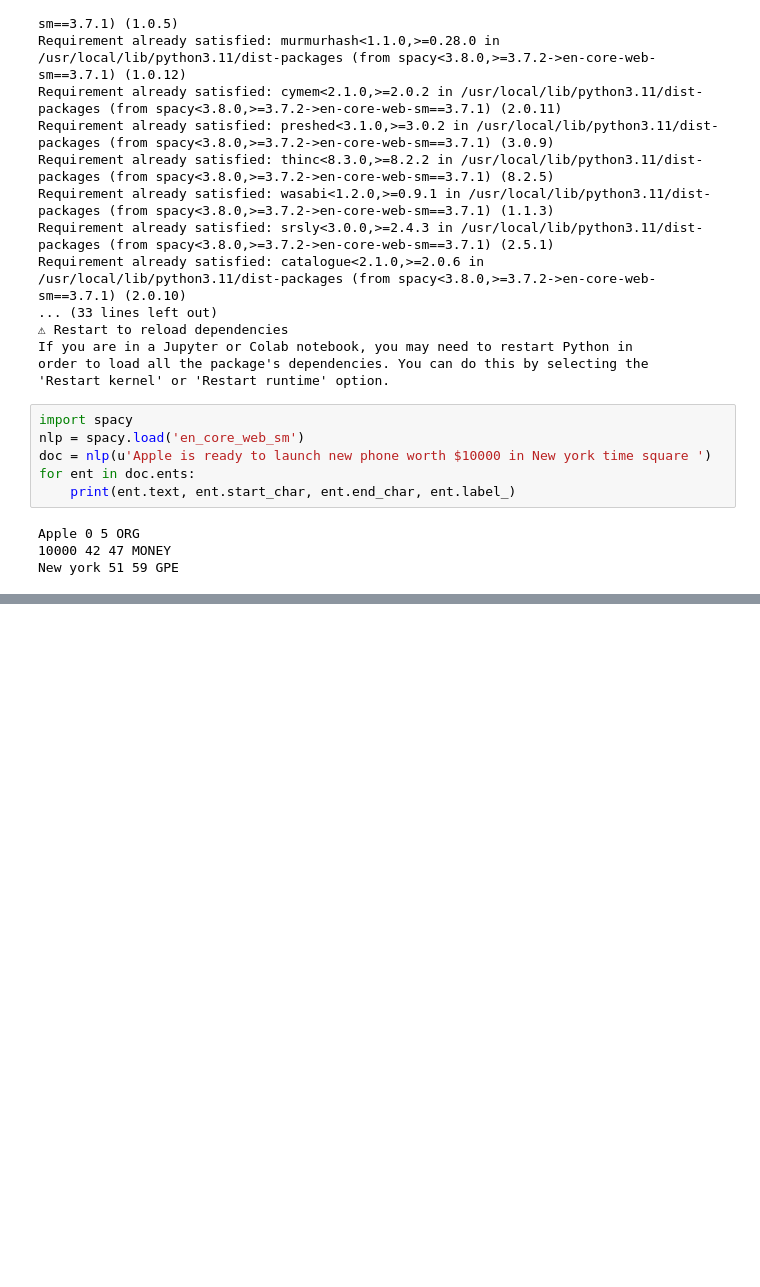
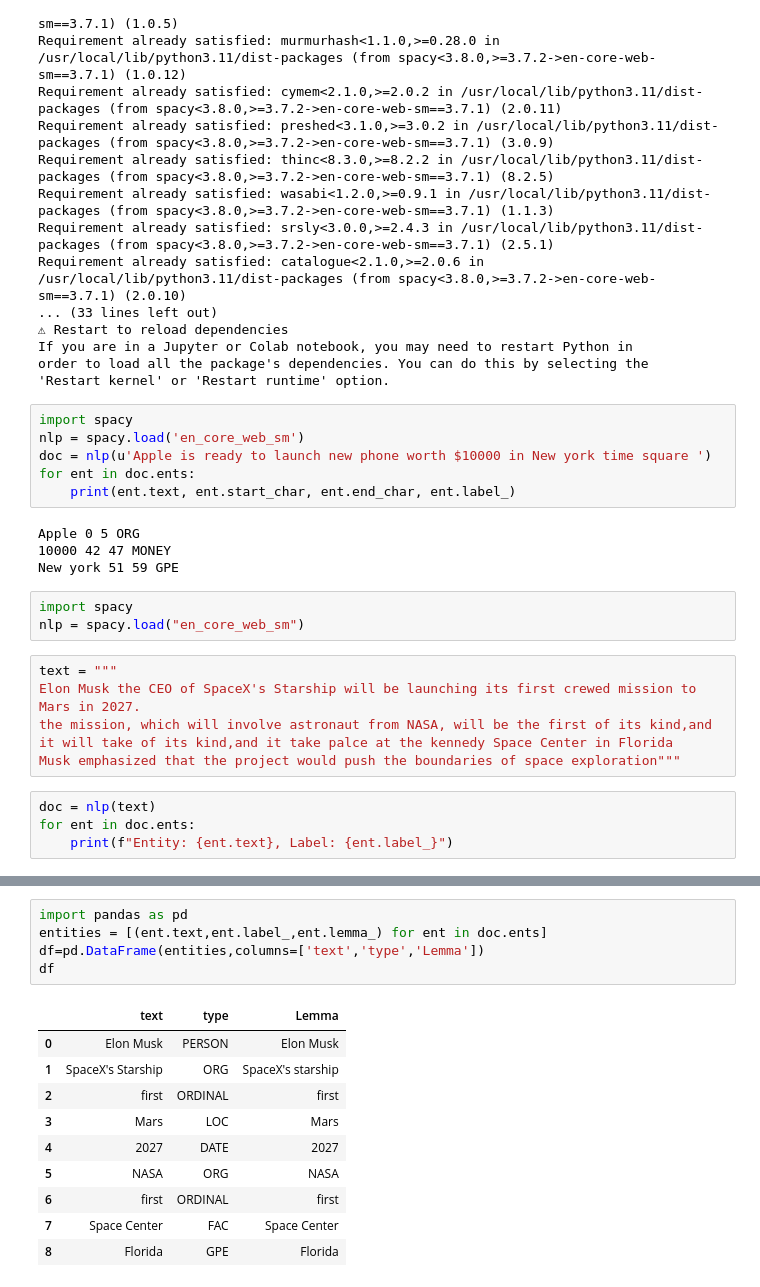
Before and after one commit to DevunuriSrinidhi/ExcelR, a Jupyter notebook: AD.ipynb, the cells around one changed output, grey strips where cells are left out. Saved outputs shown, nothing was run; the diff lists cells and outputs as text; blank space fills up the shorter version.

```diff
--- a/AD.ipynb
+++ b/AD.ipynb
@@ -322,3 +322,15 @@ for ent in doc.ents:
 Apple 0 5 ORG
 10000 42 47 MONEY
 New york 51 59 GPE
+# %%
+import spacy
+nlp = spacy.load("en_core_web_sm")
+# %%
+text = """
+Elon Musk the CEO of SpaceX's Starship will be launching its first crewed mission to Mars in 2027.
+the mission, which will involve astronaut from NASA, will be the first of its kind,and it will take of its kind,and it take palce at the kennedy Space Center in Florida
+Musk emphasized that the project would push the boundaries of space exploration"""
+# %%
+doc = nlp(text)
+for ent in doc.ents:
+    print(f"Entity: {ent.text}, Label: {ent.label_}")
@@ -324,0 +354,16 @@ New york 51 59 GPE
+# %%
+import pandas as pd
+entities = [(ent.text,ent.label_,ent.lemma_) for ent in doc.ents]
+df=pd.DataFrame(entities,columns=['text','type','Lemma'])
+df
+# %% [output]
+|  | text | type | Lemma |
+| 0 | Elon Musk | PERSON | Elon Musk |
+| 1 | SpaceX's Starship | ORG | SpaceX's starship |
+| 2 | first | ORDINAL | first |
+| 3 | Mars | LOC | Mars |
+| 4 | 2027 | DATE | 2027 |
+| 5 | NASA | ORG | NASA |
+| 6 | first | ORDINAL | first |
+| 7 | Space Center | FAC | Space Center |
+| 8 | Florida | GPE | Florida |
```
Also changed, not shown: parts of 2 cells of this notebook.
